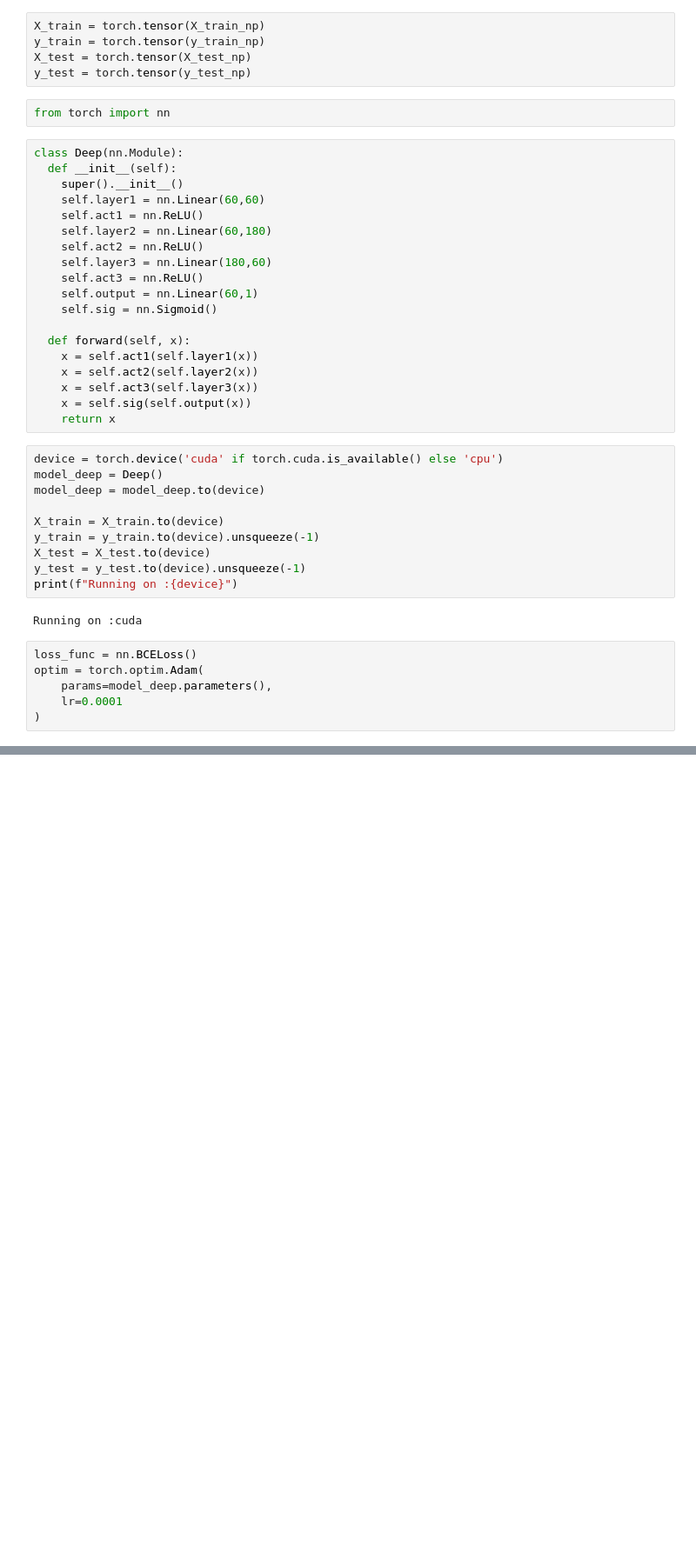
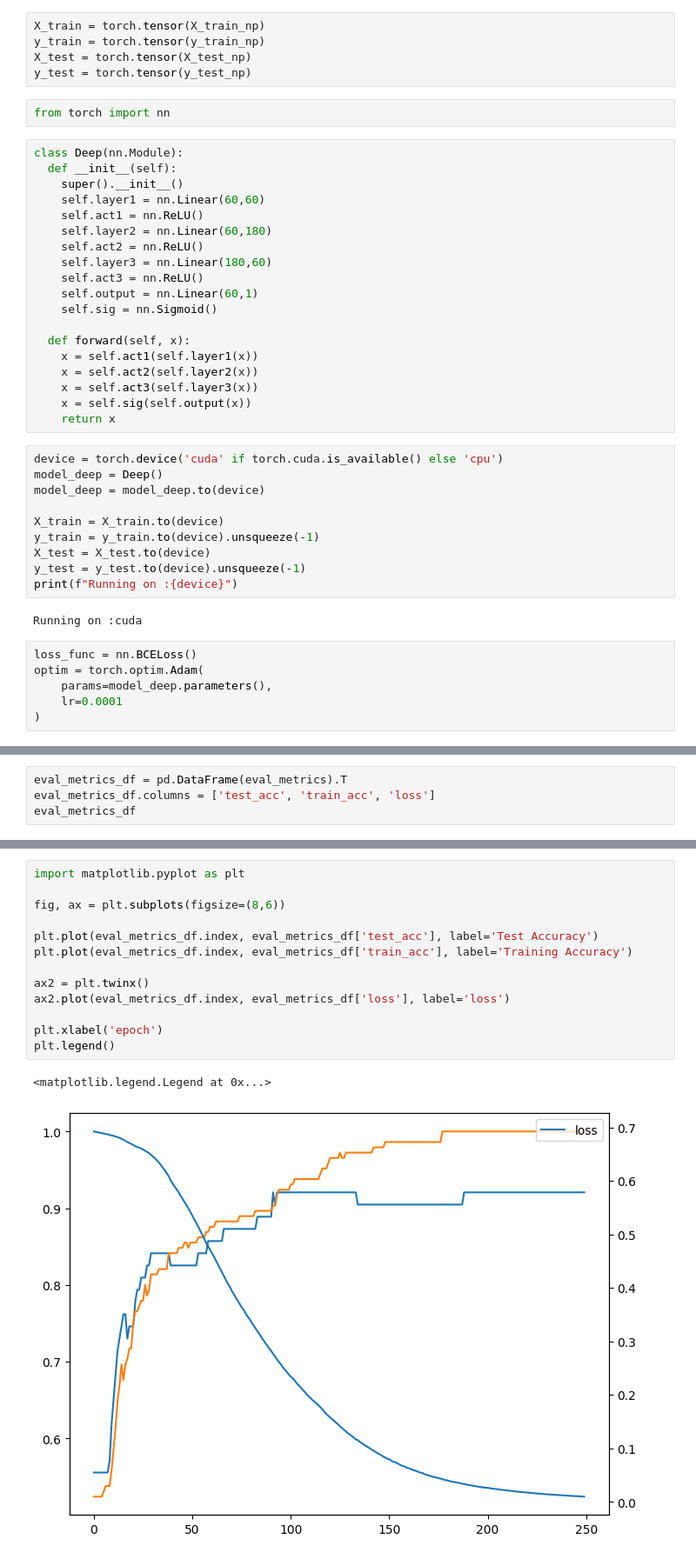
Before and after one commit to regraded0101/pytorch, a Jupyter notebook: sonar.ipynb, the cells around one changed output, grey strips where cells are left out. Shown at 87% size. Cells and saved outputs as stored; diff of their text form; blank space fills up the shorter version.

```diff
--- a/sonar.ipynb
+++ b/sonar.ipynb
@@ -131,0 +125,4 @@ torch.float64
+# %%
+eval_metrics_df = pd.DataFrame(eval_metrics).T
+eval_metrics_df.columns = ['test_acc', 'train_acc', 'loss']
+eval_metrics_df
@@ -131,0 +143,16 @@ torch.float64
+# %%
+import matplotlib.pyplot as plt
+
+fig, ax = plt.subplots(figsize=(8,6))
+
+plt.plot(eval_metrics_df.index, eval_metrics_df['test_acc'], label='Test Accuracy')
+plt.plot(eval_metrics_df.index, eval_metrics_df['train_acc'], label='Training Accuracy')
+
+ax2 = plt.twinx()
+ax2.plot(eval_metrics_df.index, eval_metrics_df['loss'], label='loss')
+
+plt.xlabel('epoch')
+plt.legend()
+# %% [output]
+<matplotlib.legend.Legend at 0x...>
+[figure, added]
```
Also changed, not shown: parts of 5 cells of this notebook.
